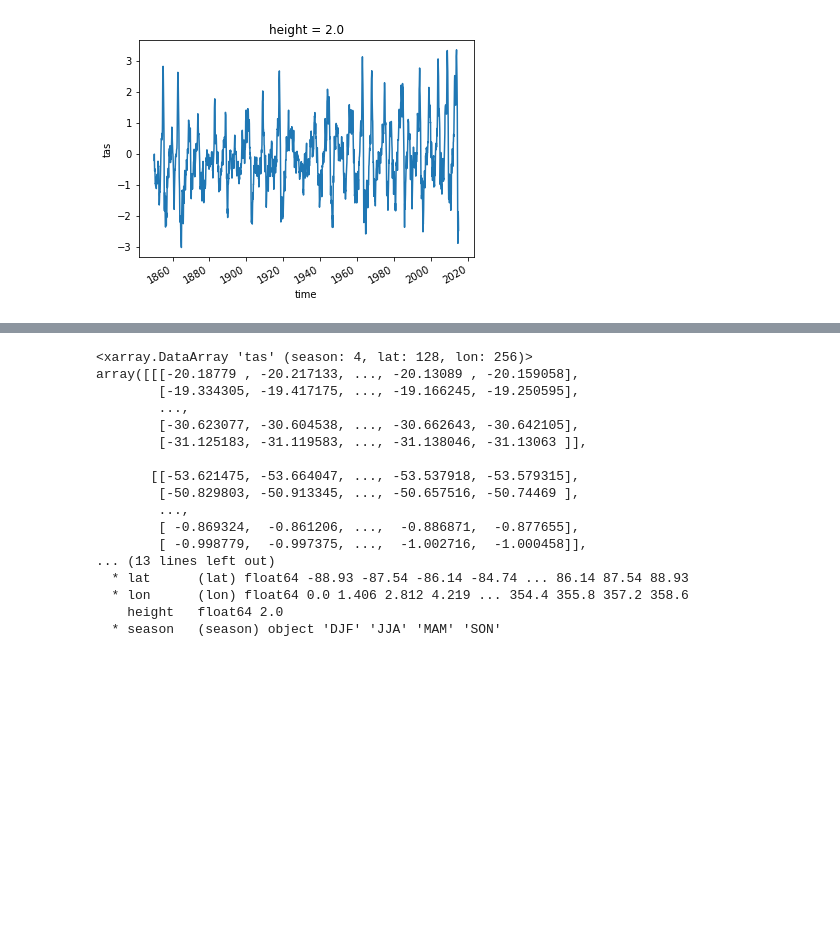
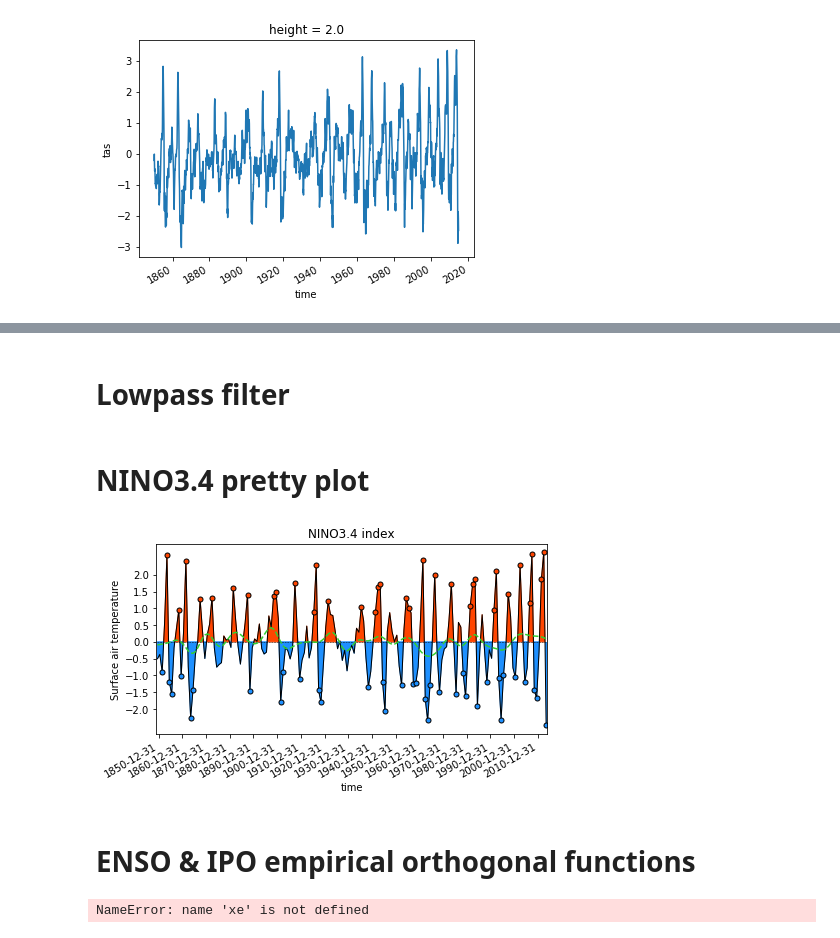
Before and after one commit to fanchic/pangeo, a Jupyter notebook: xarray climate toolbox.ipynb, the cells around one changed output, grey strips where cells are left out. Drawn from its saved outputs; the diff is of its cells as text; code cells hidden in the pictures; blank space fills up the shorter version.

```diff
--- a/xarray climate toolbox.ipynb
+++ b/xarray climate toolbox.ipynb
@@ -89,20 +104,46 @@ plt.plot(nino34_index.tas-zza)
-# %%
-tas_seas
-# %% [output]
-<xarray.DataArray 'tas' (season: 4, lat: 128, lon: 256)>
-array([[[-20.18779 , -20.217133, ..., -20.13089 , -20.159058],
-        [-19.334305, -19.417175, ..., -19.166245, -19.250595],
-        ...,
-        [-30.623077, -30.604538, ..., -30.662643, -30.642105],
-        [-31.125183, -31.119583, ..., -31.138046, -31.13063 ]],
-
-       [[-53.621475, -53.664047, ..., -53.537918, -53.579315],
-        [-50.829803, -50.913345, ..., -50.657516, -50.74469 ],
-        ...,
-        [ -0.869324,  -0.861206, ...,  -0.886871,  -0.877655],
-        [ -0.998779,  -0.997375, ...,  -1.002716,  -1.000458]],
-... (13 lines left out)
-  * lat      (lat) float64 -88.93 -87.54 -86.14 -84.74 ... 86.14 87.54 88.93
-  * lon      (lon) float64 0.0 1.406 2.812 4.219 ... 354.4 355.8 357.2 358.6
-    height   float64 2.0
-  * season   (season) object 'DJF' 'JJA' 'MAM' 'SON'
+# %% [markdown]
+# Lowpass filter
+# %%
+freq = 1./13
+window_size = 13
+pad = np.zeros(window_size) * np.NaN
+
+wt = lanc(window_size, freq)
+lowpass = np.convolve(wt, nino34_index_6M.tas - zza, mode='same')
+# %% [markdown]
+# NINO3.4 pretty plot
+# %%
+nino34_index_plot = nino34_index_6M.tas - zza
+fig, ax = plt.subplots(1, 1, sharex=False, sharey=False, figsize=(3.50394*2,3.50394))
+
+nino34_index_plot.plot(color='black', linewidth = 1)
+plt.fill_between(nino34_index_plot.time.to_index(), 0, nino34_index_plot, where=nino34_index_plot > 0, interpolate=True, color = 'orangered')
+plt.fill_between(nino34_index_plot.time.to_index(), 0, nino34_index_plot, where=nino34_index_plot < 0, interpolate=True, color = 'dodgerblue')
+
+
+nino34_index_elnino = nino34_index_plot[nino34_index_plot > 0.8 * np.std(nino34_index_plot)]
+plt.plot(nino34_index_elnino.time.to_index(),nino34_index_elnino, marker = 'o', linestyle = 'None', color = 'orangered', markersize = 5, markeredgecolor = 'black')
+nino34_index_lanina = nino34_index_plot[nino34_index_plot < -0.8 * np.std(nino34_index_plot)]
+plt.plot(nino34_index_lanina.time.to_index(),nino34_index_lanina, marker = 'o', linestyle = 'None', color = 'dodgerblue', markersize = 5, markeredgecolor = 'black')
+plt.plot(nino34_index_plot.time.to_index(), np.repeat(0,ntime), linewidth = 0.5, linestyle ='--', color='black')
+plt.ylabel('Surface air temperature')
+plt.yticks(np.arange(-2,2.5,0.5))
+plt.xticks(pd.date_range(start='1850',end = '2014', freq ='10Y'))
+plt.xlim([pd.datetime(1850,1,1),pd.datetime(2014,12,31)])
+plt.title('NINO3.4 index')
+
+plt.plot(nino34_index_plot.time.to_index(),lowpass, color='limegreen', linestyle ='--')
+plt.savefig('nino3.4.png', orientation='portrait', bbox_inches="tight", dpi = 200)
+# %% [output]
+[figure, added]
+# %% [markdown]
+# ENSO & IPO empirical orthogonal functions
+# %%
+# Regrid
+grid_out = xr.Dataset({'lat': (['lat'], np.arange(-90, 90, 1.5)), 'lon': (['lon'], np.arange(0, 360, 1.5))})
+
+regridder = xe.Regridder(ts, grid_out, 'bilinear')
+tas_regrid = regridder(tas['tas'])
+tas_regrid
+# %% [output]
+NameError: name 'xe' is not defined
```
Also changed, not shown: parts of 10 cells of this notebook.
